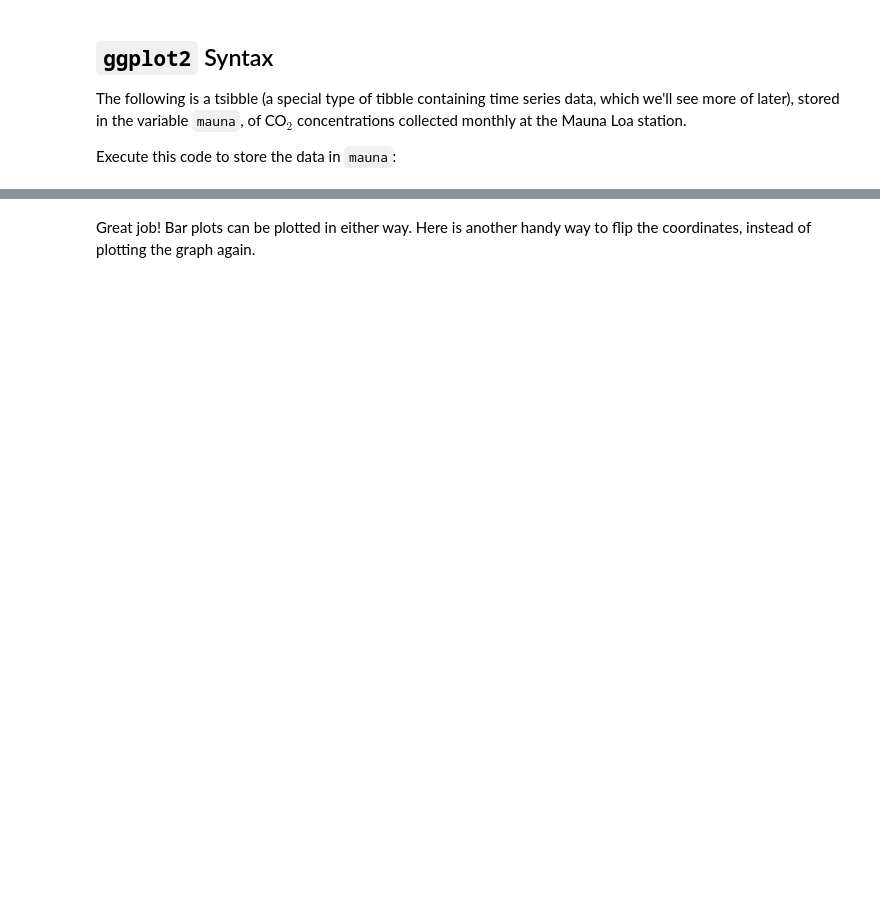
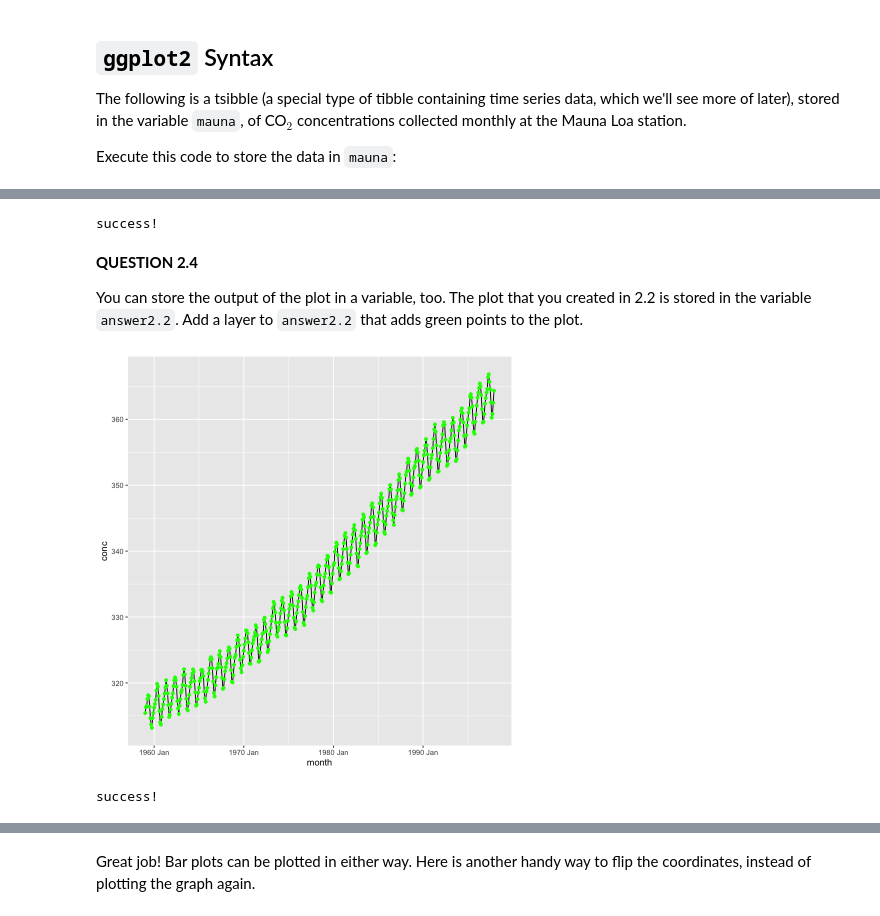
Before and after one commit to UBC-STAT/stat545.stat.ubc.ca, a Jupyter notebook: content/source/worksheet_02a/worksheet_02a.ipynb, the cells around one changed output, grey strips where cells are left out. Saved outputs shown, nothing was run; the diff lists cells and outputs as text; code cells hidden in the pictures; blank space fills up the shorter version.

```diff
--- a/content/source/worksheet_02a/worksheet_02a.ipynb
+++ b/content/source/worksheet_02a/worksheet_02a.ipynb
@@ -863,0 +750,34 @@ Try plotting the same graph, but specifying the y axis coordinate instead. What
+# %%
+test_that("Question 2.3", {
+    expect_equal(as.character(rlang::get_expr(answer2.3$mapping$x)), "month")
+    expect_equal(as.character(rlang::get_expr(answer2.3$mapping$y)), "month")
+    expect_equal(as.character(rlang::get_expr(answer2.3$layers[[1]]$mapping$y)), "conc")
+})
+cat("success!")
+# %% [output]
+success!
+# %% [markdown]
+**QUESTION 2.4**
+
+You can store the output of the plot in a variable, too. The plot that you created in 2.2 is stored in the variable `answer2.2`. Add a layer to `answer2.2` that adds green points to the plot.
+# %%
+#answer2.4 <- answer2.2 +
+#  FILL_THIS_IN(colour = FILL_THIS_IN)
+
+### BEGIN SOLUTION
+answer2.4 <- answer2.2 +
+  geom_point(colour = "green")
+### END SOLUTION
+print(answer2.4)
+# %% [output]
+[figure, added]
+# %%
+# test for the plot aesthetics
+test_that("Question 2.4", {
+    expect_false("colour" %in% names(rlang::get_expr(answer2.4$layers[[2]]$mapping)))
+    expect_false("color" %in% names(rlang::get_expr(answer2.4$layers[[2]]$mapping)))
+    expect_true(is.character(answer2.4$layers[[2]]$geom_params$colour))
+})
+cat("success!")
+# %% [output]
+success!
```
Also changed, not shown: parts of 165 cells of this notebook, 1 other file.
